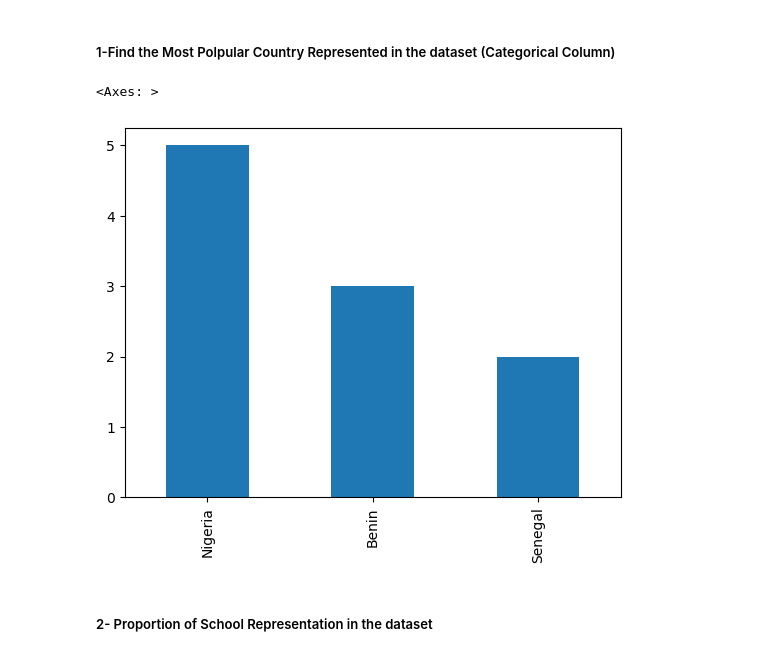
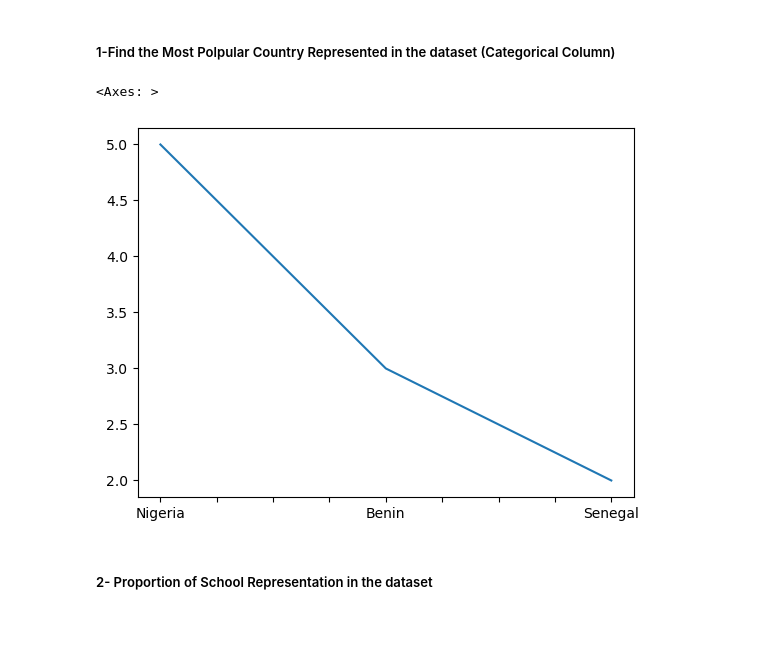
Before and after one commit to AbiolaPaul/3MTT-Data-Science-Test, a Jupyter notebook: 3MTT Test.ipynb, the cells around one changed output. Cells and saved outputs as stored; diff of their text form; code cells hidden in the pictures; blank space fills up the shorter version.

```diff
--- a/3MTT Test.ipynb
+++ b/3MTT Test.ipynb
@@ -111,10 +117,10 @@ dtype: int64
 # %% [markdown]
 ##### 1-Find the Most Polpular Country Represented in the dataset (Categorical Column)
 # %%
-df['Country'].value_counts().plot(kind="bar")
+df['Country'].value_counts().plot(kind="line")
 # %% [output]
 <Axes: >
-[figure, old version]
+[figure, new version]
 # %% [markdown]
 ##### 2- Proportion of School Representation in the dataset
 # %%
```
Also changed, not shown: parts of 6 cells of this notebook.
